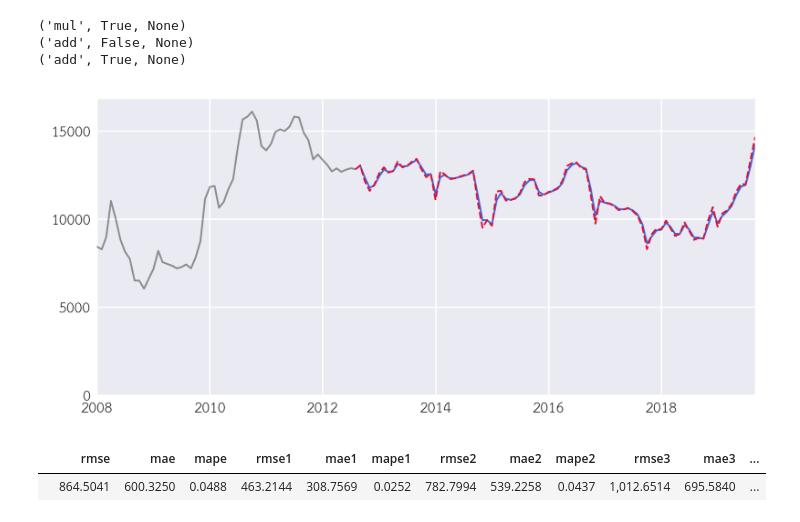
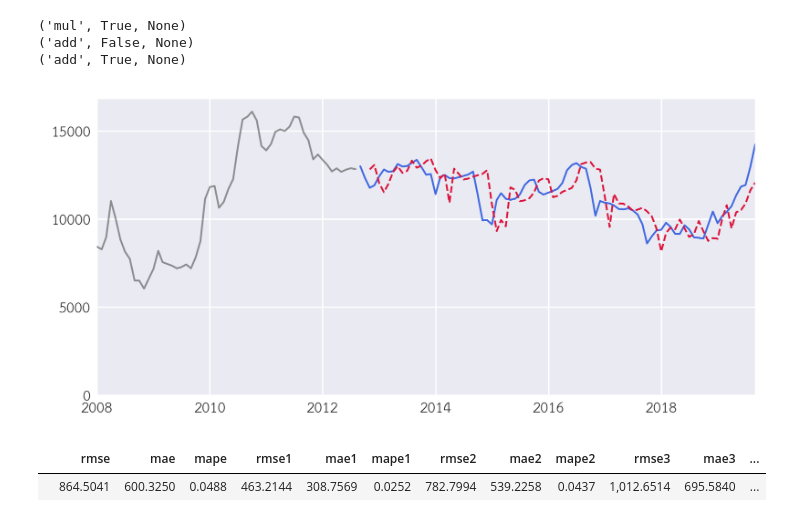
Before and after one commit to piyayut-ch/pricefcast, a Jupyter notebook: notebook/2_ets.ipynb, the cells around one changed output. Drawn from its saved outputs; the diff is of its cells as text; code cells hidden in the pictures.

```diff
--- a/notebook/2_ets.ipynb
+++ b/notebook/2_ets.ipynb
@@ -234,9 +258,9 @@ else:
         result[price.meta.abb] = [price.ets_grid_result, price.ets_config, price.ets_yhat]
     joblib.dump(result, path)
 # %%
-plot_fcast(glu, 'ets', step=1)
+plot_fcast(glu, 'ets', step=4)
 # %% [output]
-[figure, old version]
+[figure, new version]
 # %%
 model_measure(hml, hml.ets_yhat, [""])
 # %% [output]
```
Also changed, not shown: parts of 5 cells of this notebook, 37 other files.
